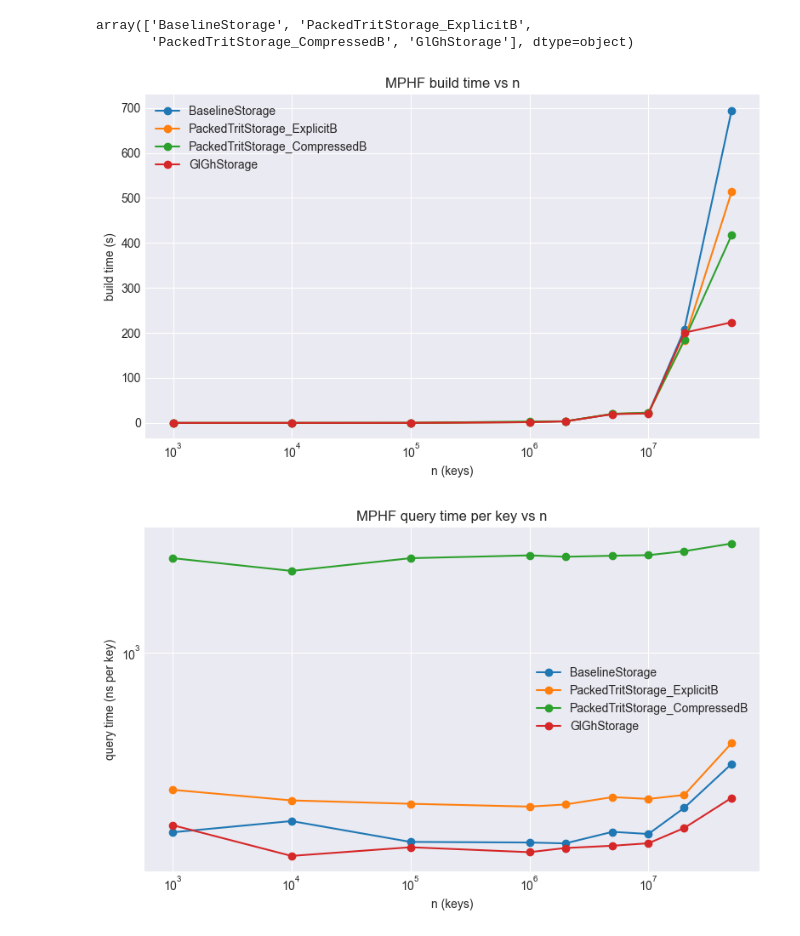
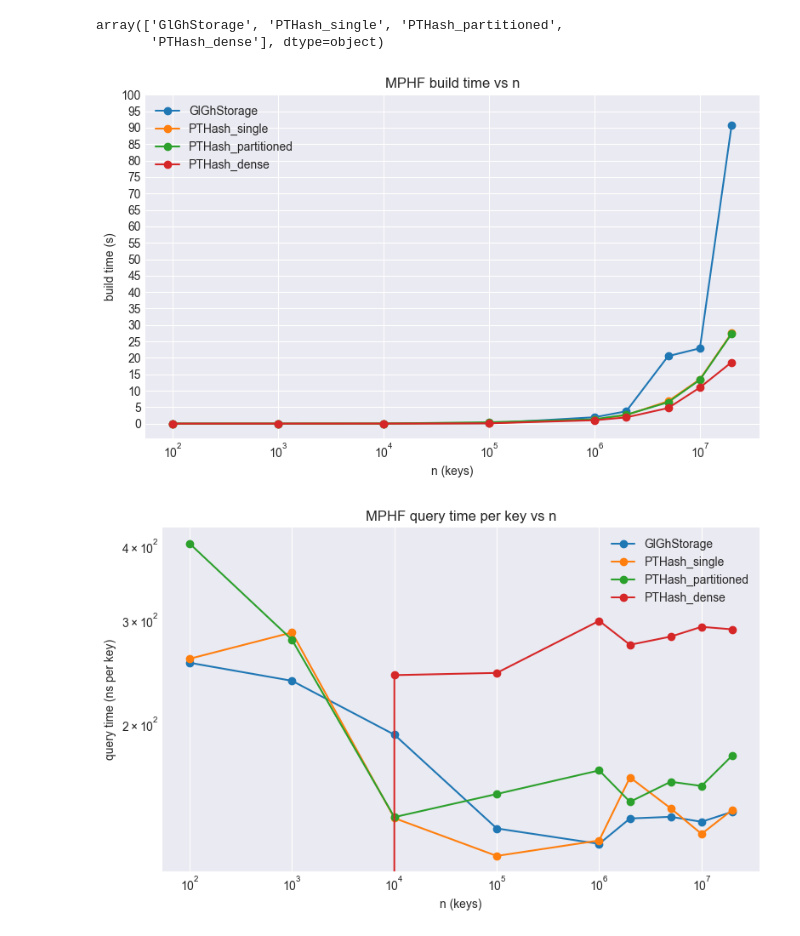
Before and after one commit to pabloskewes/cltj, a Jupyter notebook: analysis/hashing/mphf_hashing_analysis.ipynb, the cells around one changed output. Saved outputs shown, nothing was run; the diff lists cells and outputs as text; code cells hidden in the pictures.

```diff
--- a/analysis/hashing/mphf_hashing_analysis.ipynb
+++ b/analysis/hashing/mphf_hashing_analysis.ipynb
@@ -8,7 +8,8 @@ import pandas as pd
 
 # Path to a benchmark CSV, e.g. produced by bench-mphf-hashing
 DATA_ROOT = Path("../..") / "data"
-CSV_PATH = DATA_ROOT / "mphf_hashing_bench_full.csv"  # adjust as needed
+# CSV_PATH = DATA_ROOT / "mphf_hashing_bench_full.csv"
+CSV_PATH = DATA_ROOT / "mphf_hashing_glgh_vs.csv"
 
 df = pd.read_csv(CSV_PATH)
 # %%
@@ -39,24 +40,31 @@ plt.style.use("seaborn-v0_8-darkgrid")
 strategies = df["strategy"].unique()
 strategies
 # %% [output]
-array(['BaselineStorage', 'PackedTritStorage_ExplicitB',
-       'PackedTritStorage_CompressedB', 'GlGhStorage'], dtype=object)
+array(['GlGhStorage', 'PTHash_single', 'PTHash_partitioned',
+       'PTHash_dense'], dtype=object)
 # %%
 # Build time vs n (seconds) per strategy
 fig, ax = plt.subplots(figsize=(8, 5))
 
 for s in strategies:
     sub = df[df["strategy"] == s].sort_values(by="n")
     ax.plot(sub["n"], sub["build_time_us"] / 1e6, marker="o", label=s)
 
 ax.set_xscale("log")
 ax.set_xlabel("n (keys)")
 ax.set_ylabel("build time (s)")
 ax.set_title("MPHF build time vs n")
 ax.legend()
+
+# Ticks Y cada 5 segundos
+import numpy as np
+max_build_s = (df["build_time_us"].max() / 1e6)
+yticks = np.arange(0, max_build_s + 10, 5)
+ax.set_yticks(yticks)
+
 fig.tight_layout()
 # %% [output]
-[figure, old version]
+[figure, new version]
 # %%
 # Query time per key vs n (ns) per strategy
 fig, ax = plt.subplots(figsize=(8, 5))
@@ -73,7 +81,7 @@ ax.set_title("MPHF query time per key vs n")
 ax.legend()
 fig.tight_layout()
 # %% [output]
-[figure, old version]
+[figure, new version]
 # %%
 # Bits per key vs n per strategy
 fig, ax = plt.subplots(figsize=(8, 5))
```
Also changed, not shown: parts of 3 cells of this notebook.
